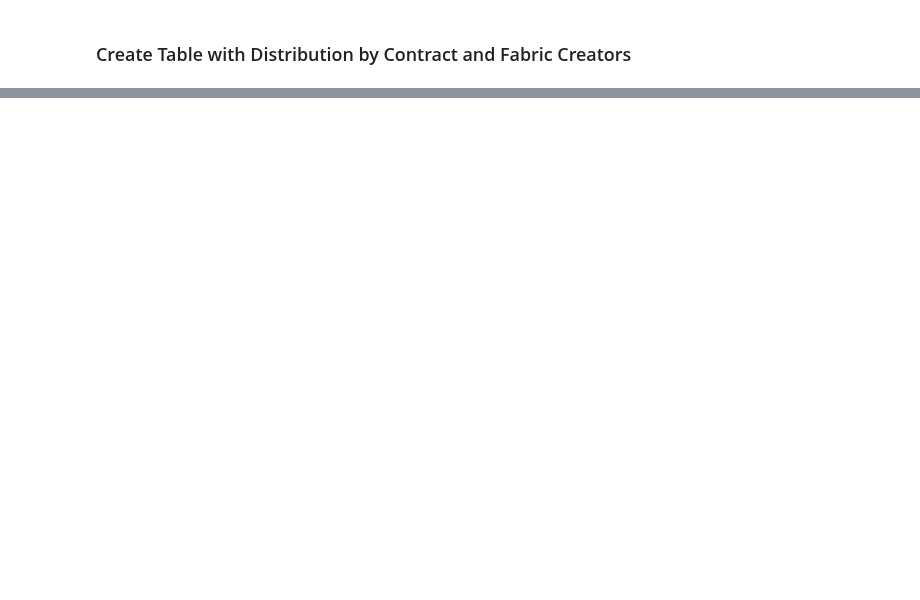
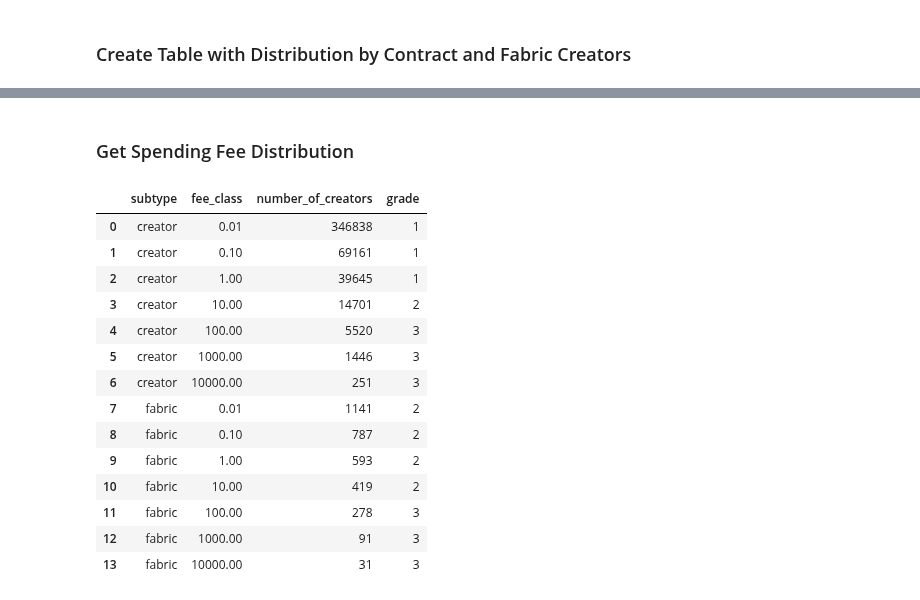
Before and after one commit to Snedashkovsky/cybergift, a Jupyter notebook: gas_analysis.ipynb, the cells around one changed output, grey strips where cells are left out. Drawn from its saved outputs; the diff is of its cells as text; code cells hidden in the pictures; blank space fills up the shorter version.

Commit message:
- Update Gas Analysis - Update BigQuery utils - Add config

```diff
--- a/gas_analysis.ipynb
+++ b/gas_analysis.ipynb
@@ -132,0 +130,40 @@ Table gasdrop:gasdrop_distribution created and filled.
+# %% [markdown]
+### Get Spending Fee Distribution
+# %%
+query_3 = f'''
+    SELECT
+        subtype,
+        CASE
+            WHEN sum_fee <= 0.01 THEN 0.01
+            WHEN sum_fee <= 0.1 THEN 0.1
+            WHEN sum_fee <= 1 THEN 1
+            WHEN sum_fee <= 10 THEN 10
+            WHEN sum_fee <= 100 THEN 100
+            WHEN sum_fee <= 1000 THEN 1000
+            WHEN sum_fee > 1000 THEN 10000
+        END
+        AS fee_class,
+        count(address) as number_of_creators,
+        cast(avg(grade) as INT64) as grade
+    FROM `{PROJECT_ID}.{DATASET_NAME}.{table_name_2}`
+    GROUP BY subtype, fee_class
+    ORDER BY subtype, fee_class;
+'''
+spending_fee_distr_df = get_df(query_3, columns=['subtype', 'fee_class', 'number_of_creators', 'grade'])
+spending_fee_distr_df
+# %% [output]
+|  | subtype | fee_class | number_of_creators | grade |
+| 0 | creator | 0.01 | 346838 | 1 |
+| 1 | creator | 0.10 | 69161 | 1 |
+| 2 | creator | 1.00 | 39645 | 1 |
+| 3 | creator | 10.00 | 14701 | 2 |
+| 4 | creator | 100.00 | 5520 | 3 |
+| 5 | creator | 1000.00 | 1446 | 3 |
+| 6 | creator | 10000.00 | 251 | 3 |
+| 7 | fabric | 0.01 | 1141 | 2 |
+| 8 | fabric | 0.10 | 787 | 2 |
+| 9 | fabric | 1.00 | 593 | 2 |
+| 10 | fabric | 10.00 | 419 | 2 |
+| 11 | fabric | 100.00 | 278 | 3 |
+| 12 | fabric | 1000.00 | 91 | 3 |
+| 13 | fabric | 10000.00 | 31 | 3 |
```
Also changed, not shown: parts of 6 cells of this notebook, 2 other files.
